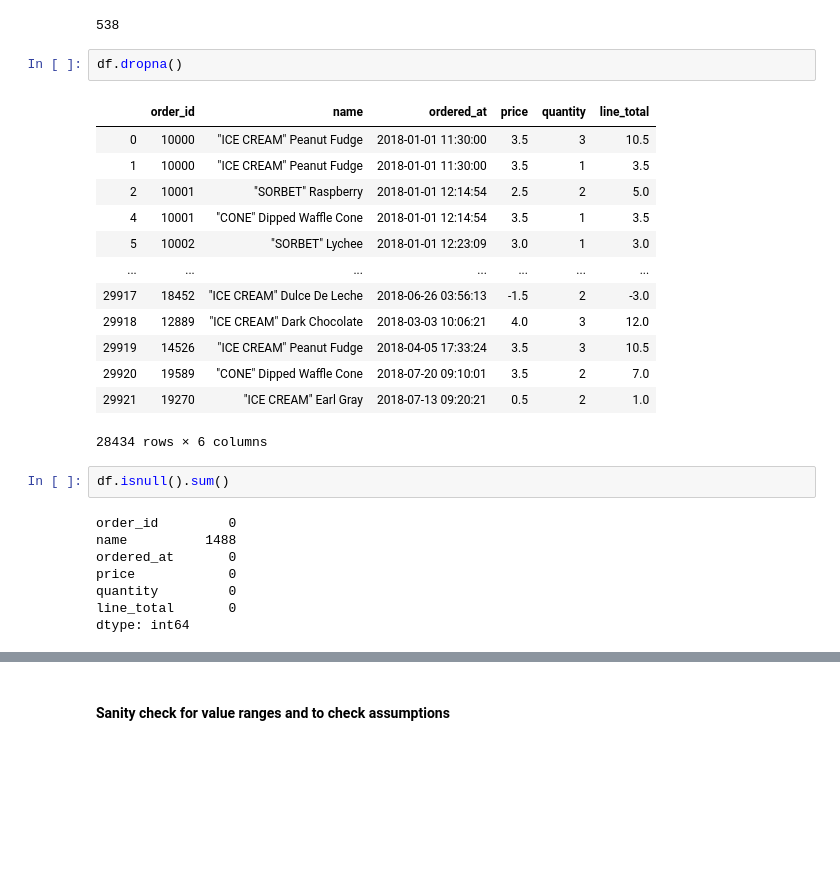
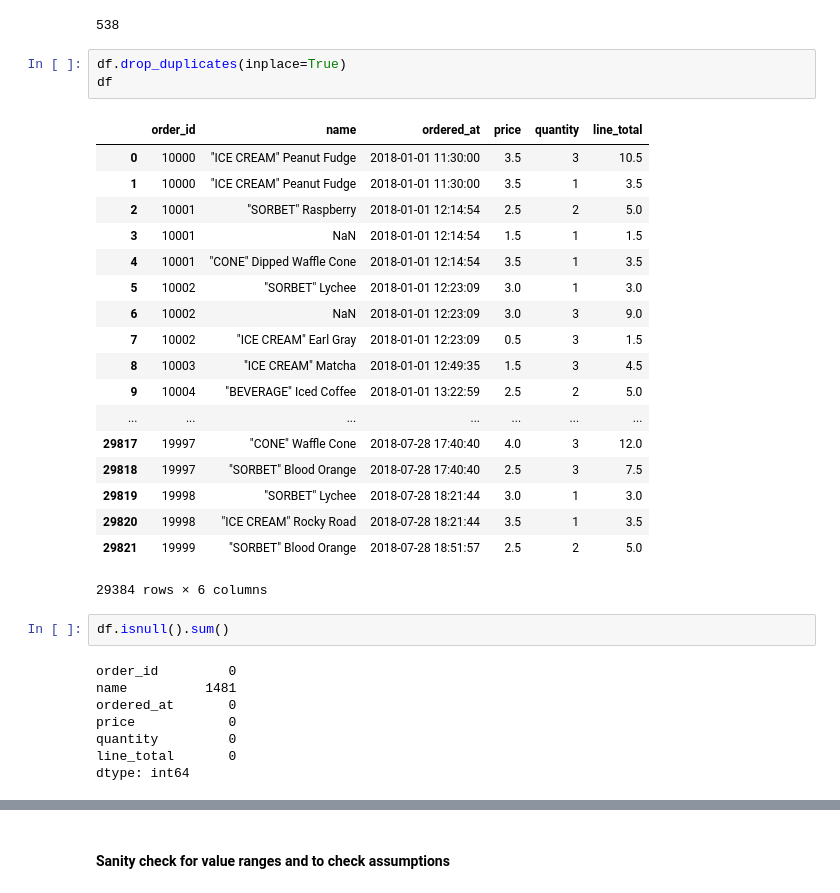
Before and after one commit to Eyefreeze/Lab-2, a Jupyter notebook: sales.ipynb, the cells around one changed output, grey strips where cells are left out. Saved outputs shown, nothing was run; the diff lists cells and outputs as text; blank space fills up the shorter version.

```diff
--- a/sales.ipynb
+++ b/sales.ipynb
@@ -65,27 +65,33 @@ dtype: object
 df[df.duplicated()].shape[0]
 # %% [output]
 538
-# %%
-df.dropna()
-# %% [output]
-|  | order_id | name | ordered_at | price | quantity | line_total |
-| 0 | 10000 | "ICE CREAM" Peanut Fudge | 2018-01-01 11:30:00 | 3.5 | 3 | 10.5 |
-| 1 | 10000 | "ICE CREAM" Peanut Fudge | 2018-01-01 11:30:00 | 3.5 | 1 | 3.5 |
-| 2 | 10001 | "SORBET" Raspberry | 2018-01-01 12:14:54 | 2.5 | 2 | 5.0 |
-| 4 | 10001 | "CONE" Dipped Waffle Cone | 2018-01-01 12:14:54 | 3.5 | 1 | 3.5 |
-| 5 | 10002 | "SORBET" Lychee | 2018-01-01 12:23:09 | 3.0 | 1 | 3.0 |
-| ... | ... | ... | ... | ... | ... | ... |
-| 29917 | 18452 | "ICE CREAM" Dulce De Leche | 2018-06-26 03:56:13 | -1.5 | 2 | -3.0 |
-| 29918 | 12889 | "ICE CREAM" Dark Chocolate | 2018-03-03 10:06:21 | 4.0 | 3 | 12.0 |
-| 29919 | 14526 | "ICE CREAM" Peanut Fudge | 2018-04-05 17:33:24 | 3.5 | 3 | 10.5 |
-| 29920 | 19589 | "CONE" Dipped Waffle Cone | 2018-07-20 09:10:01 | 3.5 | 2 | 7.0 |
-| 29921 | 19270 | "ICE CREAM" Earl Gray | 2018-07-13 09:20:21 | 0.5 | 2 | 1.0 |
-28434 rows × 6 columns
+# %%
+df.drop_duplicates(inplace=True)
+df
+# %% [output]
+|  | order_id | name | ordered_at | price | quantity | line_total |
+| 0 | 10000 | "ICE CREAM" Peanut Fudge | 2018-01-01 11:30:00 | 3.5 | 3 | 10.5 |
+| 1 | 10000 | "ICE CREAM" Peanut Fudge | 2018-01-01 11:30:00 | 3.5 | 1 | 3.5 |
+| 2 | 10001 | "SORBET" Raspberry | 2018-01-01 12:14:54 | 2.5 | 2 | 5.0 |
+| 3 | 10001 | NaN | 2018-01-01 12:14:54 | 1.5 | 1 | 1.5 |
+| 4 | 10001 | "CONE" Dipped Waffle Cone | 2018-01-01 12:14:54 | 3.5 | 1 | 3.5 |
+| 5 | 10002 | "SORBET" Lychee | 2018-01-01 12:23:09 | 3.0 | 1 | 3.0 |
+| 6 | 10002 | NaN | 2018-01-01 12:23:09 | 3.0 | 3 | 9.0 |
+| 7 | 10002 | "ICE CREAM" Earl Gray | 2018-01-01 12:23:09 | 0.5 | 3 | 1.5 |
+| 8 | 10003 | "ICE CREAM" Matcha | 2018-01-01 12:49:35 | 1.5 | 3 | 4.5 |
+| 9 | 10004 | "BEVERAGE" Iced Coffee | 2018-01-01 13:22:59 | 2.5 | 2 | 5.0 |
+| ... | ... | ... | ... | ... | ... | ... |
+| 29817 | 19997 | "CONE" Waffle Cone | 2018-07-28 17:40:40 | 4.0 | 3 | 12.0 |
+| 29818 | 19997 | "SORBET" Blood Orange | 2018-07-28 17:40:40 | 2.5 | 3 | 7.5 |
+| 29819 | 19998 | "SORBET" Lychee | 2018-07-28 18:21:44 | 3.0 | 1 | 3.0 |
+| 29820 | 19998 | "ICE CREAM" Rocky Road | 2018-07-28 18:21:44 | 3.5 | 1 | 3.5 |
+| 29821 | 19999 | "SORBET" Blood Orange | 2018-07-28 18:51:57 | 2.5 | 2 | 5.0 |
+29384 rows × 6 columns
 # %%
 df.isnull().sum()
 # %% [output]
 order_id         0
-name          1488
+name          1481
 ordered_at       0
 price            0
 quantity         0
```
Also changed, not shown: parts of 10 cells of this notebook.
